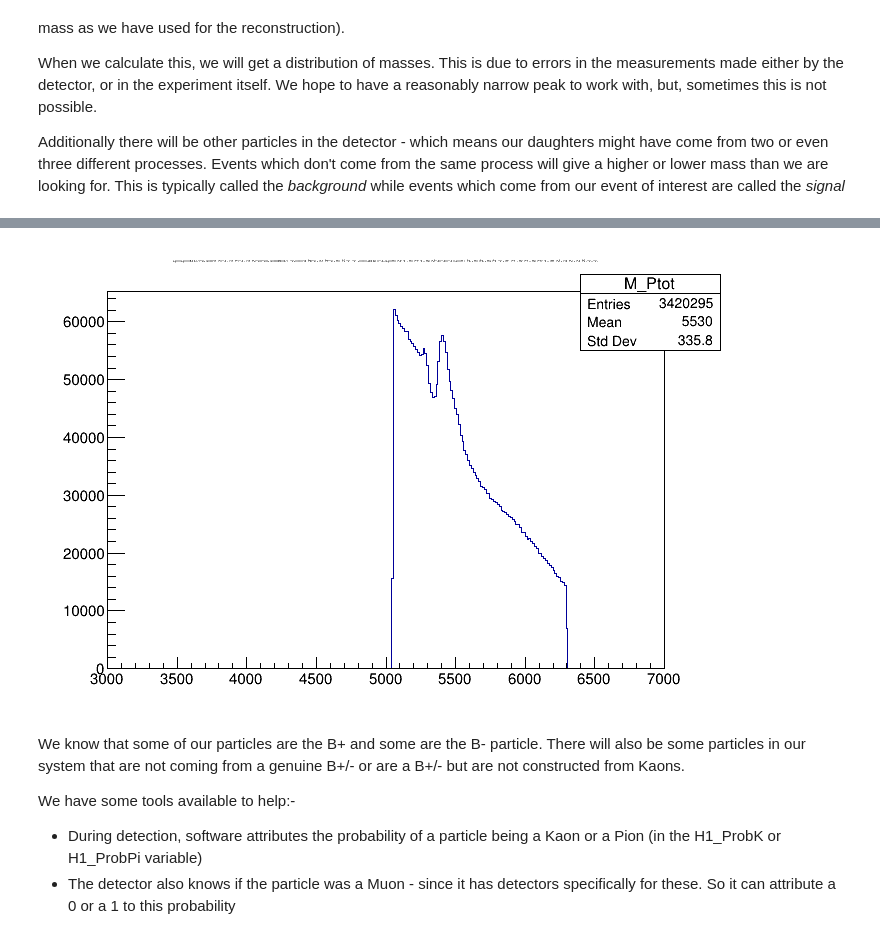
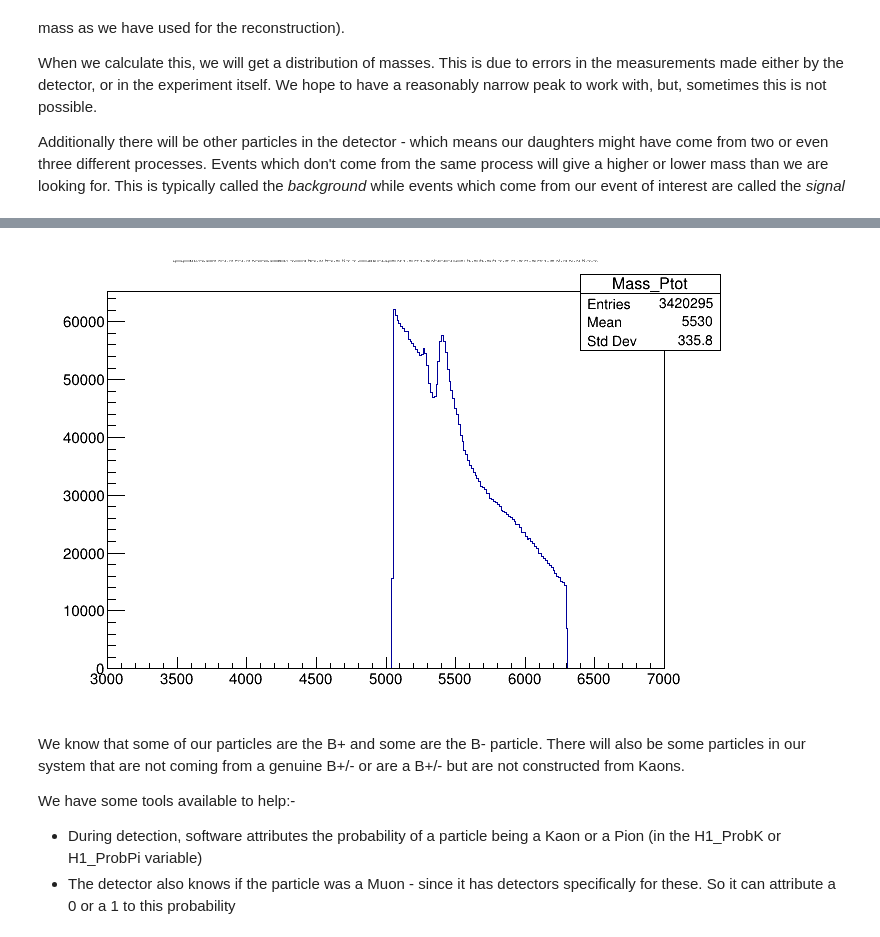
Before and after one commit to margheritawar/PRA3024, a Jupyter notebook: LHCb_2023.ipynb, the cells around one changed output, grey strips where cells are left out. Cells and saved outputs as stored; diff of their text form; code cells hidden in the pictures.

```diff
--- a/LHCb_2023.ipynb
+++ b/LHCb_2023.ipynb
@@ -219,14 +219,14 @@ Additionally there will be other particles in the detector - which means our dau
 # %%
 #Now plot a histogram of the range of masses of the B meson.
 #Does this match what we would expect from theory?
+histName = "Mass_Ptot"
+histTitle = "total mass mother"
 
-Mass = "493.677" #inserire correct mass
+Mass = "493.677"
 
 E1_tot = "(sqrt(({})**2+({})**2))".format(Mass, total_momentum_h1)
 E2_tot = "(sqrt(({})**2+({})**2))".format(Mass, total_momentum_h2)
 E3_tot = "(sqrt(({})**2+({})**2))".format(Mass, total_momentum_h3)
-#E2_tot = "(sqrt"+Mass+"**2+" + "("+total_momentum_h2+")**2))"
-#E3_tot = "(sqrt"+Mass+"**2+" + "("+total_momentum_h3+")**2))"
 
 E_tot = "({}+{}+{})".format(E1_tot,E2_tot,E3_tot)
 Mass_mother = "sqrt({}**2-({})**2)".format(E_tot,total_momentum_mother)
@@ -241,5 +241,5 @@ histogram.Draw()
 canvas.Update()
 canvas.Draw()
 
-#it matches the theory BECAUSE
+#it matches the theory BECAUSE !!!!!!!!
 # %% [output]
@@ -247,4 +246,4 @@ Warning in <TFile::Append>: Replacing existing TH1: M_Ptot (Potential memory lea
-[figure, old version]
+[figure, new version]
 # %% [markdown]
 We know that some of our particles are the B+ and some are the B- particle. There will also be some particles in our system that are not coming from a genuine B+/- or are a B+/- but are not constructed from Kaons.
 
```
Also changed, not shown: parts of 10 cells of this notebook.
